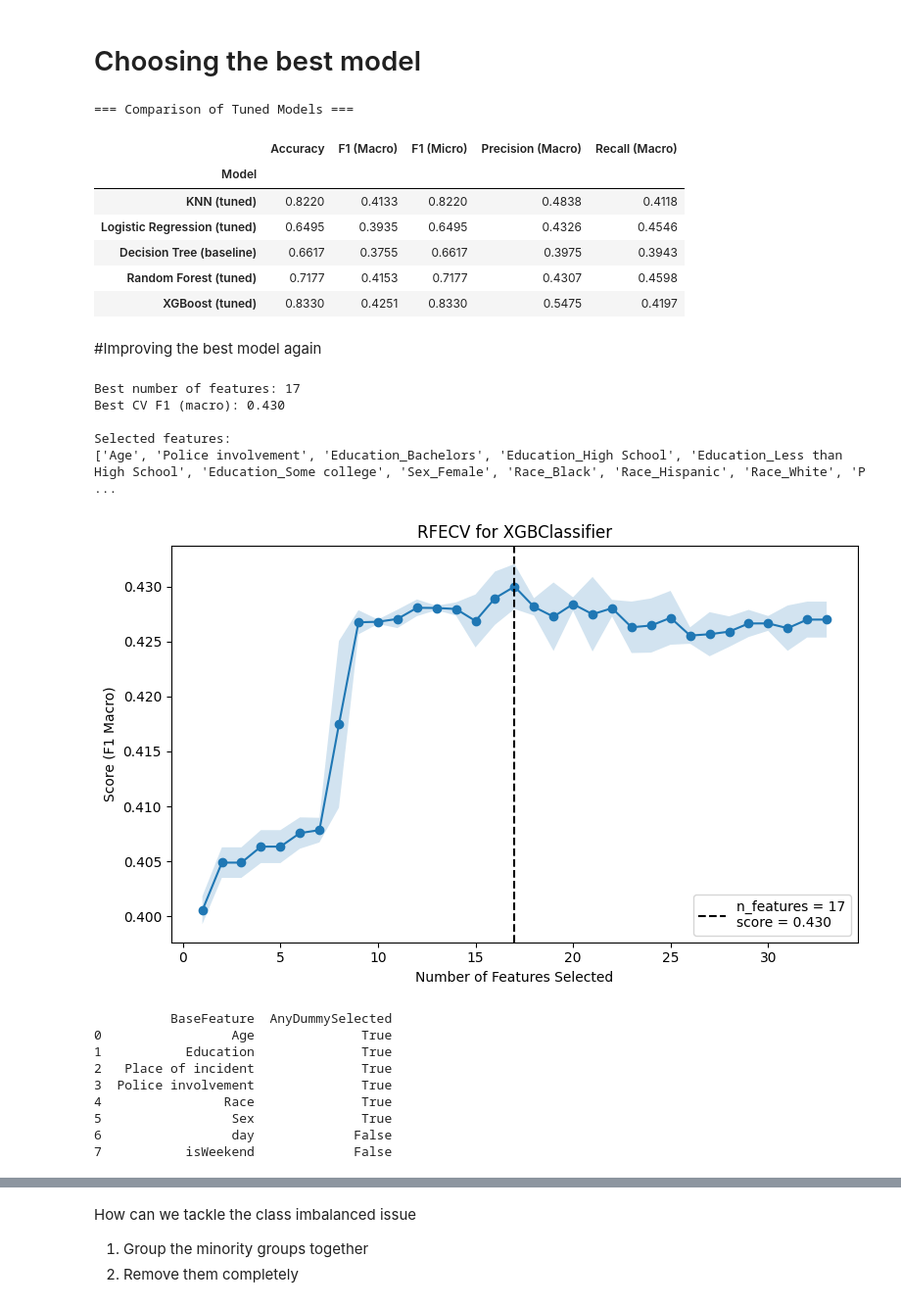
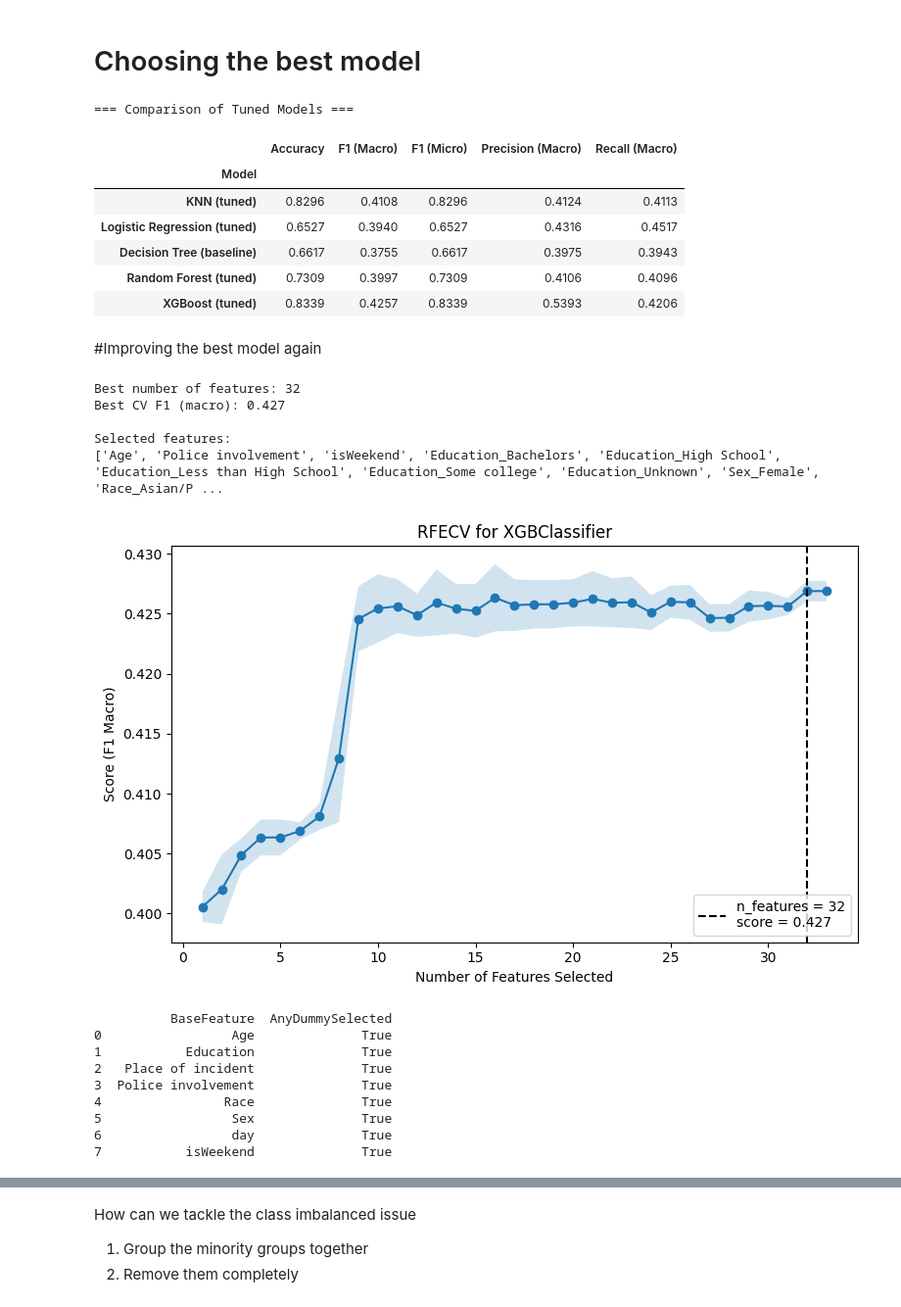
Before and after one commit to beckhamtoh/CS3244-Gun-Violence, a Jupyter notebook: notebooks/04_Classifying_reasons_for_gun_incidents.ipynb, the cells around one changed output, grey strips where cells are left out. Shown at 98% size. Saved outputs shown, nothing was run; the diff lists cells and outputs as text; code cells hidden in the pictures.

```diff
--- a/notebooks/04_Classifying_reasons_for_gun_incidents.ipynb
+++ b/notebooks/04_Classifying_reasons_for_gun_incidents.ipynb
@@ -2051,7 +2025,7 @@ plt.show()
 best_knn = Pipeline([
     ("preprocessor", preprocessor),
     ("classifier", KNeighborsClassifier(
-        n_neighbors=7,
+        n_neighbors=21,
         metric='manhattan',
         weights='uniform'
     ))
@@ -2061,7 +2035,7 @@ best_knn.fit(x_train, y_train)
 
 best_log_reg = Pipeline([
     ("preprocessor", preprocessor),
-    ("classifier", LogisticRegression(max_iter=1000, random_state=42, class_weight = "balanced", penalty = "l2", C = 0.002848035868435802))
+    ("classifier", LogisticRegression(max_iter=1000, random_state=42, class_weight = "balanced", penalty = "l2", C = 0.001))
 ])
 
 best_log_reg.fit(x_train, y_train)
@@ -2090,11 +2064,11 @@ display(df_results.round(4))
 === Comparison of Tuned Models ===
 |  | Accuracy | F1 (Macro) | F1 (Micro) | Precision (Macro) | Recall (Macro) |
 | Model |  |  |  |  |  |
-| KNN (tuned) | 0.8220 | 0.4133 | 0.8220 | 0.4838 | 0.4118 |
-| Logistic Regression (tuned) | 0.6495 | 0.3935 | 0.6495 | 0.4326 | 0.4546 |
+| KNN (tuned) | 0.8296 | 0.4108 | 0.8296 | 0.4124 | 0.4113 |
+| Logistic Regression (tuned) | 0.6527 | 0.3940 | 0.6527 | 0.4316 | 0.4517 |
 | Decision Tree (baseline) | 0.6617 | 0.3755 | 0.6617 | 0.3975 | 0.3943 |
-| Random Forest (tuned) | 0.7177 | 0.4153 | 0.7177 | 0.4307 | 0.4598 |
-| XGBoost (tuned) | 0.8330 | 0.4251 | 0.8330 | 0.5475 | 0.4197 |
+| Random Forest (tuned) | 0.7309 | 0.3997 | 0.7309 | 0.4106 | 0.4096 |
+| XGBoost (tuned) | 0.8339 | 0.4257 | 0.8339 | 0.5393 | 0.4206 |
 # %% [markdown]
 #Improving the best model again
 # %%
@@ -2120,9 +2094,9 @@ X = x.values   # numeric matrix for RFECV
 # 1. Plain XGBoost estimator (no pipeline)
 # --------------------------------------------------
 xgb_est = XGBClassifier(
-    n_estimators=200,
+    n_estimators=100,
     max_depth=6,
-    learning_rate=0.2,
+    learning_rate=0.1,
     objective="multi:softprob",
     eval_metric="mlogloss",
     tree_method="hist",
@@ -2189,37 +2163,37 @@ plt.xlabel("Number of Features Selected")
 plt.ylabel("Score (F1 Macro)")
 plt.legend(loc="lower right")
 plt.tight_layout()
 plt.show()
 
 
 # feature_names and support_mask from RFECV run
 selected_df = pd.DataFrame({
     "Feature": feature_names,
     "Selected": support_mask
 })
 
 # Get base feature name: e.g. "Education_Bachelors" -> "Education"
 selected_df["BaseFeature"] = selected_df["Feature"].apply(
     lambda f: f.split("_")[0] if "_" in f else f
 )
 
 # For each original feature, did RFECV keep at least one dummy column?
 group_selection = (
     selected_df
     .groupby("BaseFeature")["Selected"]
     .any()
     .reset_index()
     .rename(columns={"Selected": "AnyDummySelected"})
 )
 
 print(group_selection)
 # %% [output]
-Best number of features: 17
-Best CV F1 (macro): 0.430
+Best number of features: 32
+Best CV F1 (macro): 0.427
 
 Selected features:
-['Age', 'Police involvement', 'Education_Bachelors', 'Education_High School', 'Education_Less than High School', 'Education_Some college', 'Sex_Female', 'Race_Black', 'Race_Hispanic', 'Race_White', 'P ...
+['Age', 'Police involvement', 'isWeekend', 'Education_Bachelors', 'Education_High School', 'Education_Less than High School', 'Education_Some college', 'Education_Unknown', 'Sex_Female', 'Race_Asian/P ...
-[figure, old version]
+[figure, new version]
           BaseFeature  AnyDummySelected
 0                 Age              True
 1           Education              True
@@ -2227,5 +2201,5 @@ Selected features:
 3  Police involvement              True
 4                Race              True
 5                 Sex              True
-6                 day             False
-7           isWeekend             False
+6                 day              True
+7           isWeekend              True
```
Also changed, not shown: parts of 17 cells of this notebook.
